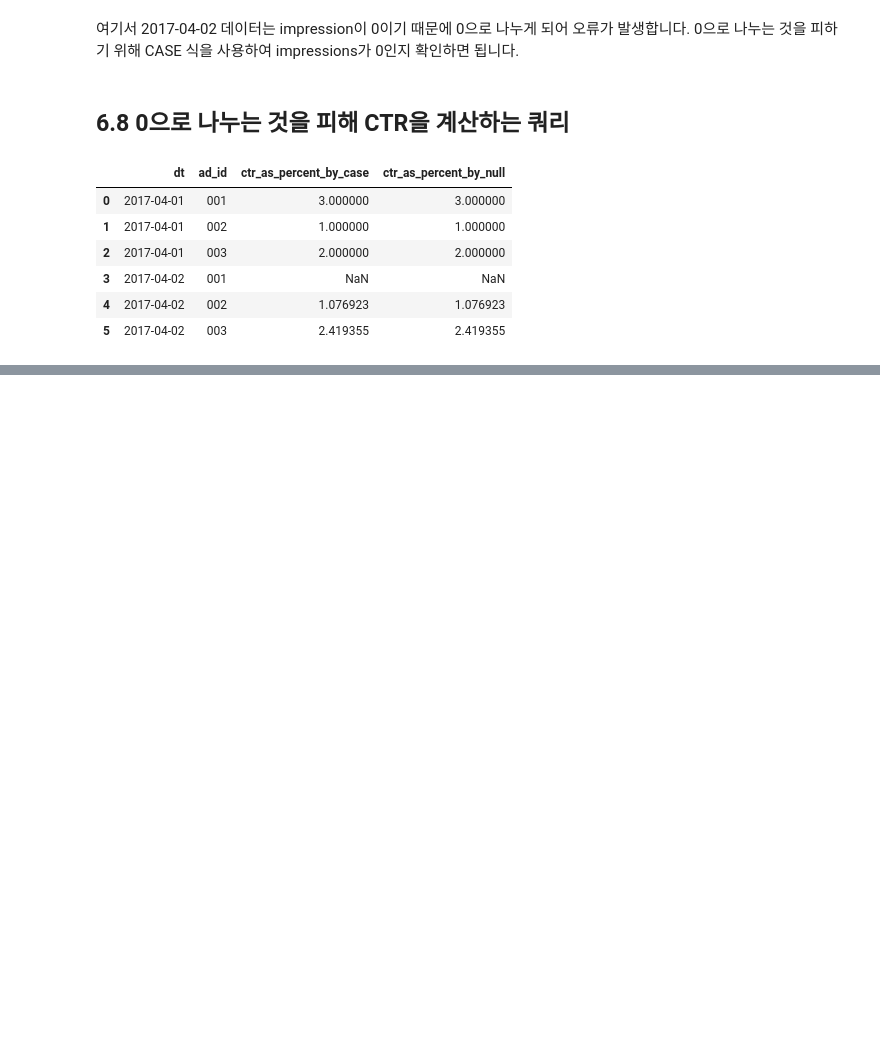
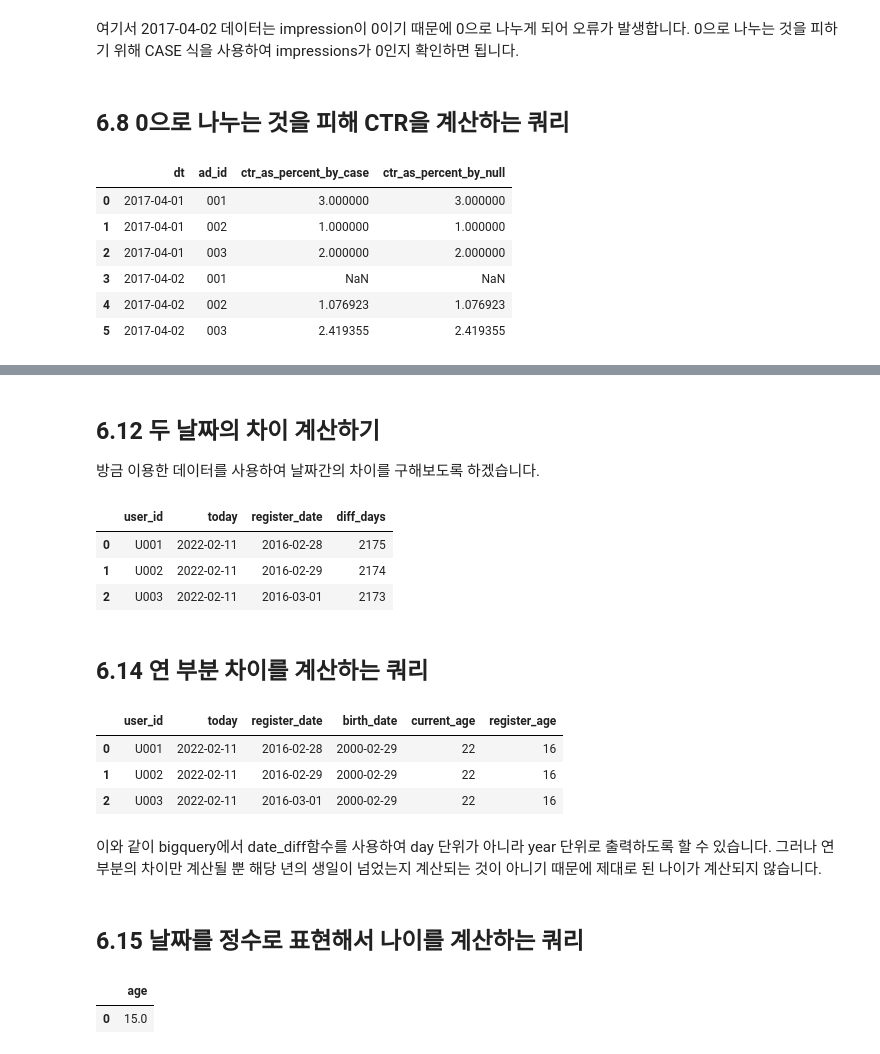
Before and after one commit to yhp2205/SQL, a Jupyter notebook: ch_6.ipynb, the cells around one changed output, grey strips where cells are left out. Cells and saved outputs as stored; diff of their text form; code cells hidden in the pictures; blank space fills up the shorter version.

```diff
--- a/ch_6.ipynb
+++ b/ch_6.ipynb
@@ -259,0 +366,47 @@ case 식을 이용하여 조건을 걸고,
+# %% [markdown]
+## 6.12 두 날짜의 차이 계산하기
+방금 이용한 데이터를 사용하여 날짜간의 차이를 구해보도록 하겠습니다.
+# %%
+%%bigquery --project mygcpproject-340112
+SELECT
+    user_id
+  , CURRENT_DATE AS today
+  , date(timestamp(register_stamp)) AS register_date
+  , date_diff(CURRENT_DATE, date(timestamp(register_stamp)), day) AS diff_days
+FROM sqldata.mst_users_with_dates
+;
+# %% [output]
+|  | user_id | today | register_date | diff_days |
+| 0 | U001 | 2022-02-11 | 2016-02-28 | 2175 |
+| 1 | U002 | 2022-02-11 | 2016-02-29 | 2174 |
+| 2 | U003 | 2022-02-11 | 2016-03-01 | 2173 |
+# %% [markdown]
+## 6.14 연 부분 차이를 계산하는 쿼리
+# %%
+%%bigquery --project mygcpproject-340112
+SELECT
+  user_id
+  , CURRENT_DATE AS today
+  , date(timestamp(register_stamp)) AS register_date
+  , date(timestamp(birth_date)) AS birth_date
+  , date_diff(CURRENT_DATE, date(timestamp(birth_date)), year) AS current_age
+  , date_diff(date(timestamp(register_stamp)), date(timestamp(birth_date)), year)
+    AS register_age
+FROM sqldata.mst_users_with_dates
+;
+# %% [output]
+|  | user_id | today | register_date | birth_date | current_age | register_age |
+| 0 | U001 | 2022-02-11 | 2016-02-28 | 2000-02-29 | 22 | 16 |
+| 1 | U002 | 2022-02-11 | 2016-02-29 | 2000-02-29 | 22 | 16 |
+| 2 | U003 | 2022-02-11 | 2016-03-01 | 2000-02-29 | 22 | 16 |
+# %% [markdown]
+이와 같이 bigquery에서 date_diff함수를 사용하여 day 단위가 아니라 year 단위로 출력하도록 할 수 있습니다. 그러나 연 부분의 차이만 계산될 뿐 해당 년의 생일이 넘었는지 계산되는 것이 아니기 때문에 제대로 된 나이가 계산되지 않습니다.
+# %% [markdown]
+## 6.15 날짜를 정수로 표현해서 나이를 계산하는 쿼리
+# %%
+%%bigquery --project mygcpproject-340112
+-- 생일이 2000년 2월 29일인 사람의 2016년 2월 28일 시점의 나이 계산하기
+SELECT floor((20160228-20000229) / 10000) AS age;
+# %% [output]
+|  | age |
+| 0 | 15.0 |
```
Also changed, not shown: parts of 18 cells of this notebook.
